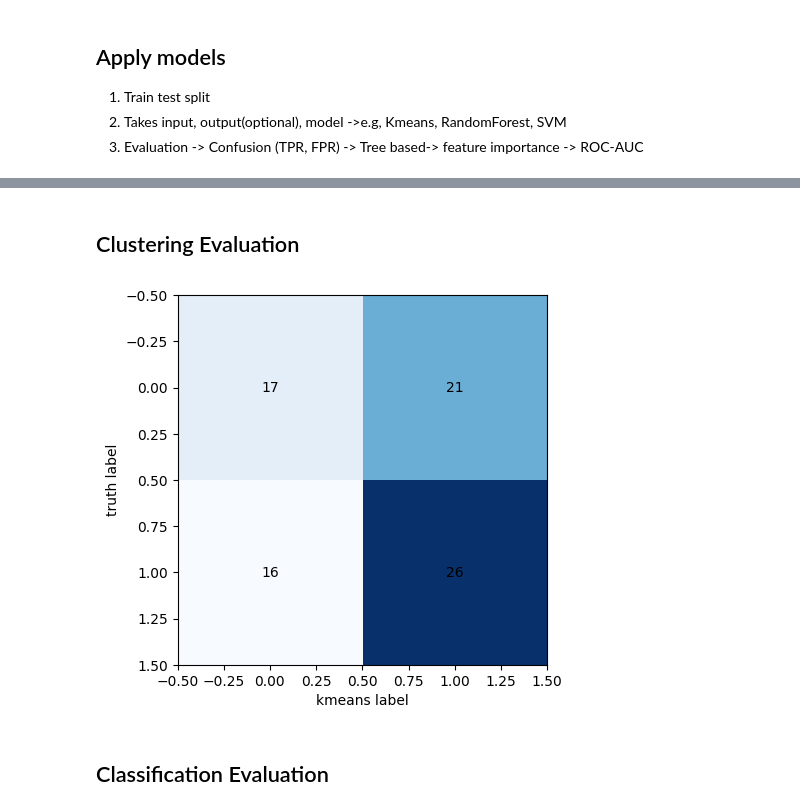
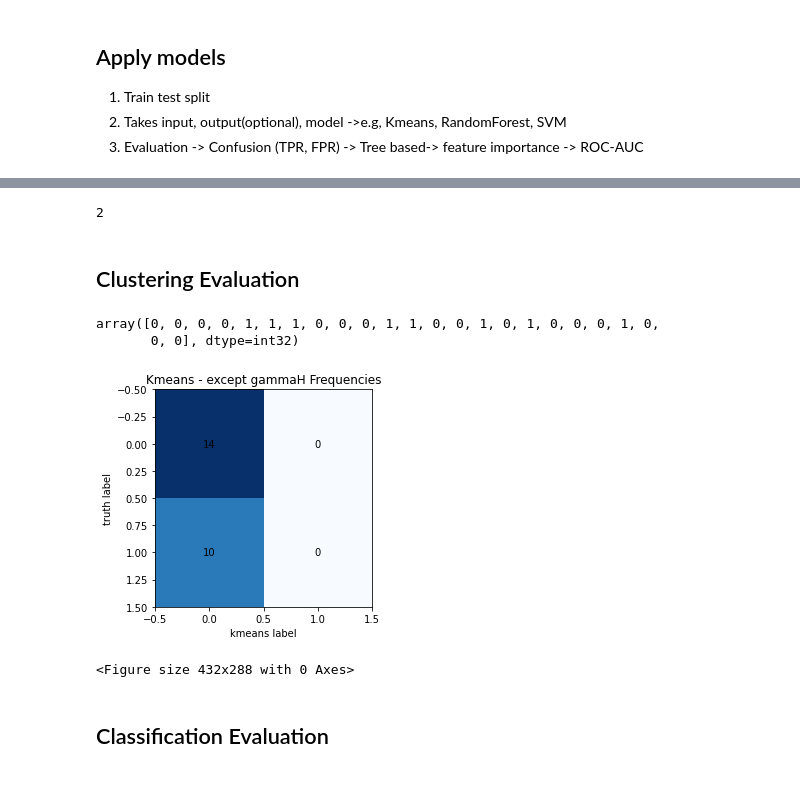
Before and after one commit to jessb0t/motorImagery, a Jupyter notebook: model_included.ipynb, the cells around one changed output, grey strips where cells are left out. Saved outputs shown, nothing was run; the diff lists cells and outputs as text; code cells hidden in the pictures; blank space fills up the shorter version.

```diff
--- a/model_included.ipynb
+++ b/model_included.ipynb
@@ -294,7 +309,7 @@ from sklearn.ensemble import RandomForestClassifier
 # %%
-processed_data, labels = make_classification(random_state=0)
+# processed_data, labels = make_classification(random_state=0)
 X_train, X_test, y_train, y_test = train_test_split(
-        processed_data, labels, random_state=42, test_size=0.2)
+        processed_df[selected_columns], processed_df['label_encoded'], random_state=42, test_size=0.2)
 n_train_samples = len(X_train)
 n_test_samples = len(X_test)
 n_features = X_train.shape[1]
@@ -344,11 +355,22 @@ def create_arguments(dataset_type = 'test', n_cls=2):
         truth, n_samples = train_truth, n_train_samples
     else:
         truth, n_samples = test_truth, n_test_samples
+    return truth, n_samples, n_components, n_clusters, n_classes
+# %%
+# n_clusters
+truth, n_samples, n_components, n_clusters, n_classes = create_arguments('test', n_cls=2)
+n_clusters
+# %% [output]
+2
 # %% [markdown]
 ## Clustering Evaluation
 # %%
 # Prep
-model_name='gmm'
+model_name='kmeans'
+# creating mapping between cluster labels and actual labels
+test_truth = np.empty(n_test_samples)
+train_truth = np.empty(n_train_samples)
+
 create_arguments('train', n_cls=2)
 
 if model_name=='gmm':
@@ -356,13 +378,11 @@ if model_name=='gmm':
 else:
     model = build_fit_model(X_train, model=model_name, n_clusters=n_clusters)
 
-labels = model.predict(X_train)
+labels = model.predict(X_test)
 labels_matched = np.empty_like(labels)
 
 
-# creating mapping between cluster labels and actual labels
-test_truth = np.empty(n_test_samples)
-train_truth = np.empty(n_train_samples)
+
 
 data  = np.empty((n_samples, n_features))
 np.random.seed(42)
@@ -382,17 +400,25 @@ for k in np.unique(labels):
+# %%
+labels
+# %% [output]
+array([0, 0, 0, 0, 1, 1, 1, 0, 0, 0, 1, 1, 0, 0, 1, 0, 1, 0, 0, 0, 1, 0,
+       0, 0], dtype=int32)
 # %%
 # Compute confusion matrix
 from sklearn.metrics import confusion_matrix
 cm = confusion_matrix(truth, labels_matched)
 
 # Plot confusion matrix
 plt.imshow(cm,interpolation='none',cmap='Blues')
 for (i, j), z in np.ndenumerate(cm):
     plt.text(j, i, z, ha='center', va='center')
 plt.xlabel("kmeans label")
 plt.ylabel("truth label")
+plt.title("Kmeans - except gammaH Frequencies")
 plt.show()
+plt.savefig('kmeansconfus_allfreq')
 # %% [output]
-[figure, old version]
+[figure, new version]
+<Figure size 432x288 with 0 Axes>
 # %% [markdown]
 ## Classification Evaluation
 # %%
```
Also changed, not shown: parts of 44 cells of this notebook, 9 other files.
